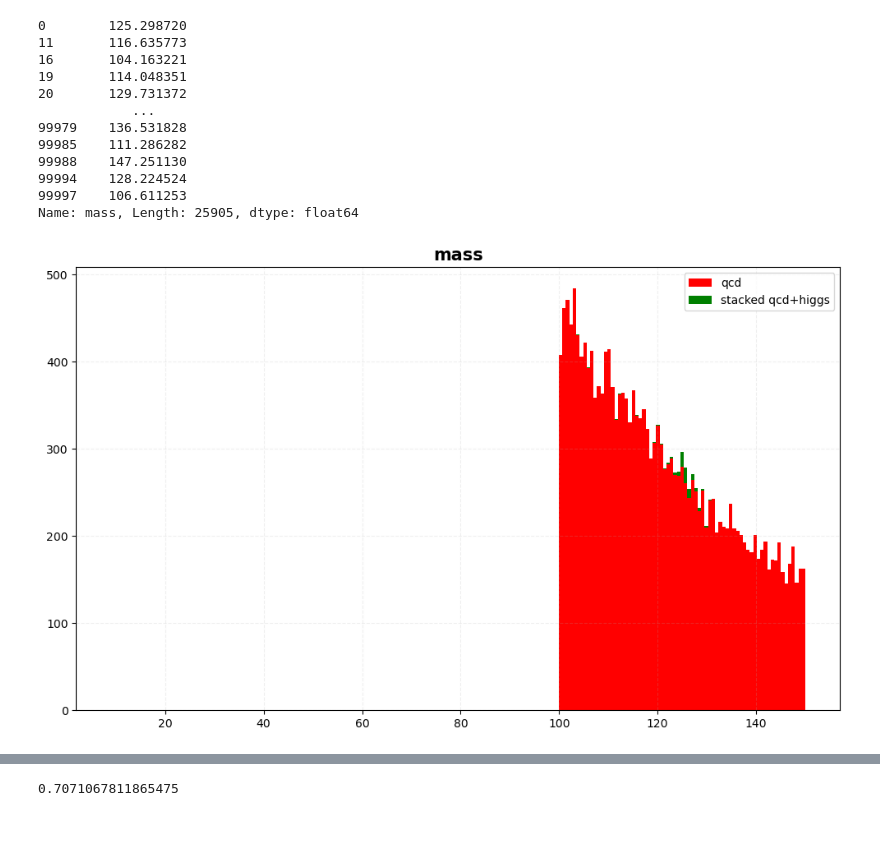
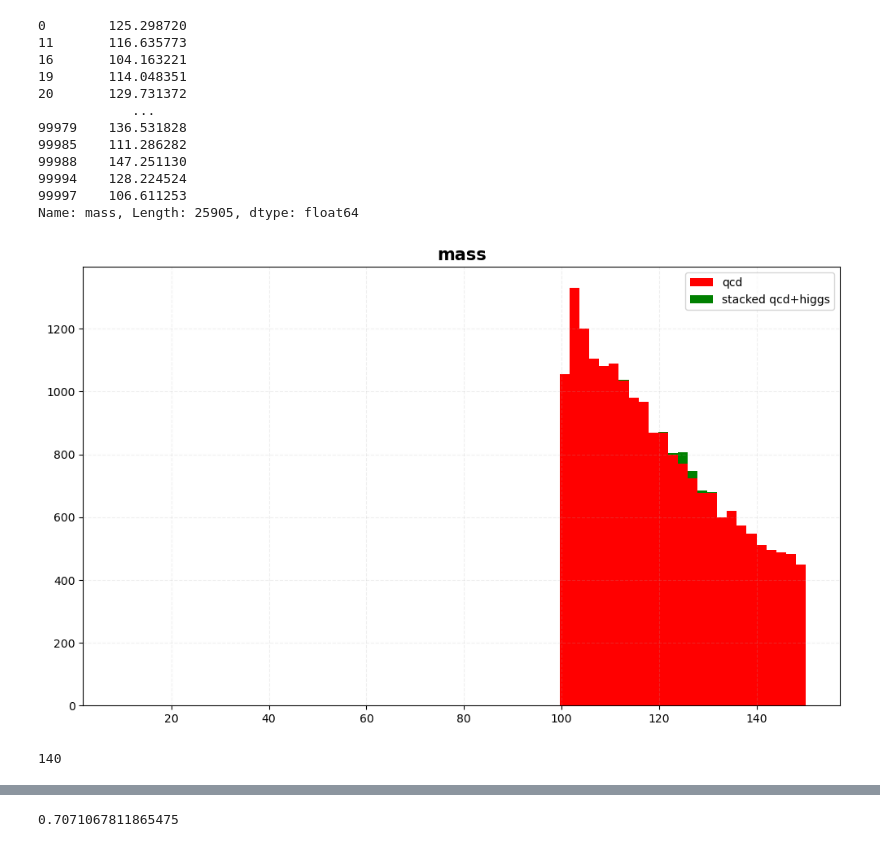
Before and after one commit to SOLHAUG13/Phys434_Autumn2021, a Jupyter notebook: Lab7/Lab7_PHYS434_Solhaug_Erik.ipynb, the cells around one changed output, grey strips where cells are left out. Drawn from its saved outputs; the diff is of its cells as text; code cells hidden in the pictures.

Commit message:
n1 histogram parameter

```diff
--- a/Lab7/Lab7_PHYS434_Solhaug_Erik.ipynb
+++ b/Lab7/Lab7_PHYS434_Solhaug_Erik.ipynb
@@ -214,19 +214,23 @@ Name: mass, Length: 25905, dtype: float64
 # %%
 N_Higgs = 100
 N_QCD = 20000
 
 X1 = cut2
 X2 = higgs['mass']
 
-bins = 200
+bins = 70
 
 w1 = np.ones(X1.size)*N_QCD/X1.size
 w2 = np.ones(X2.size)*N_Higgs/X2.size
 
 n1, temp1, temp2 = plt.hist([X1, X2], bins, stacked=True, color=['r', 'g'], weights=[w1, w2], linewidth = 3, label = ['qcd', 'stacked qcd+higgs'])
 plt.title(f'{name}', fontsize = 15, fontweight='bold')
 plt.grid(linestyle='--', alpha=0.2)
 plt.legend();
 # %% [output]
-[figure, old version]
+[figure, new version]
+# %%
+n1.size
+# %% [output]
+140
 # %%
```
Also changed, not shown: parts of 2 cells of this notebook.
